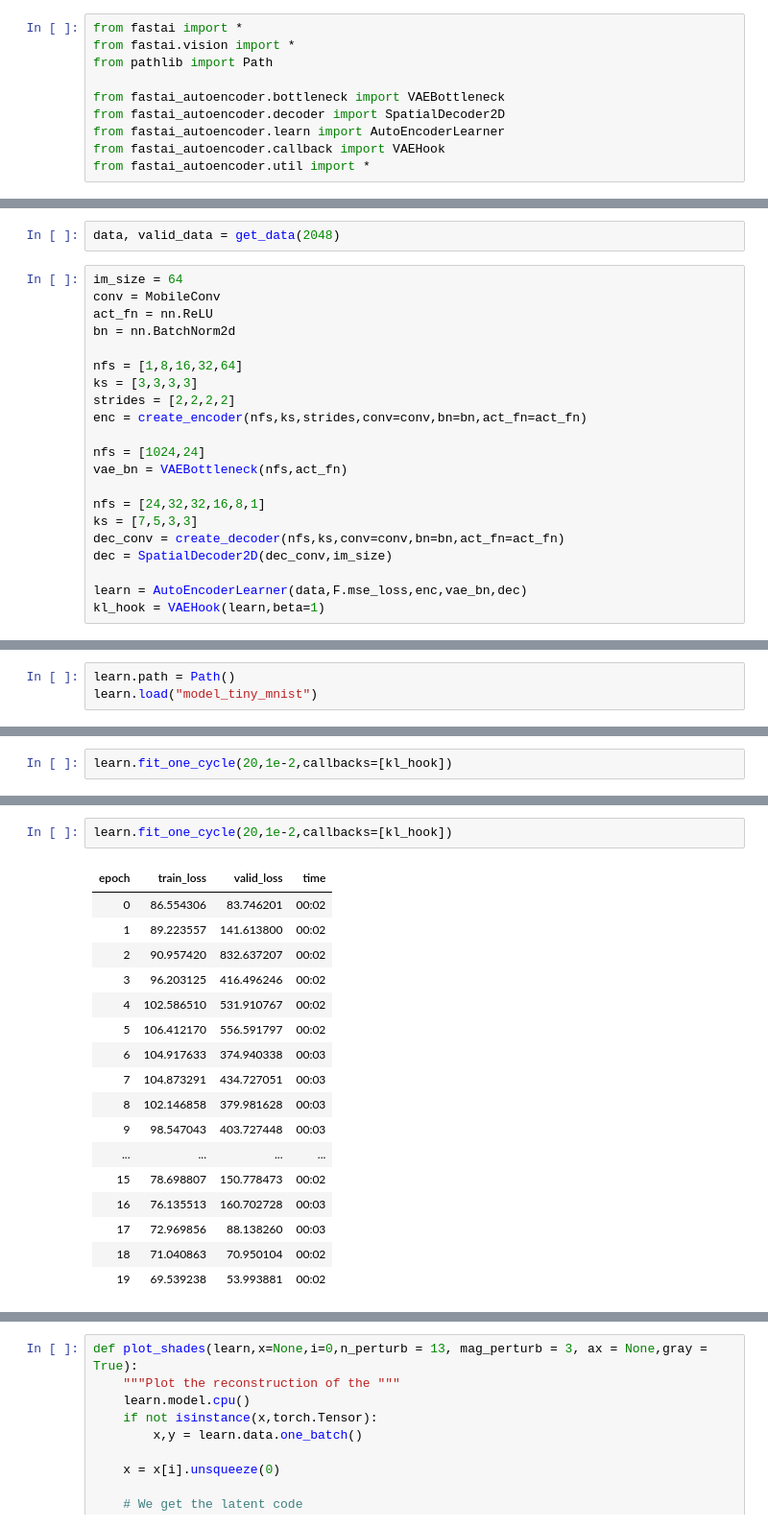
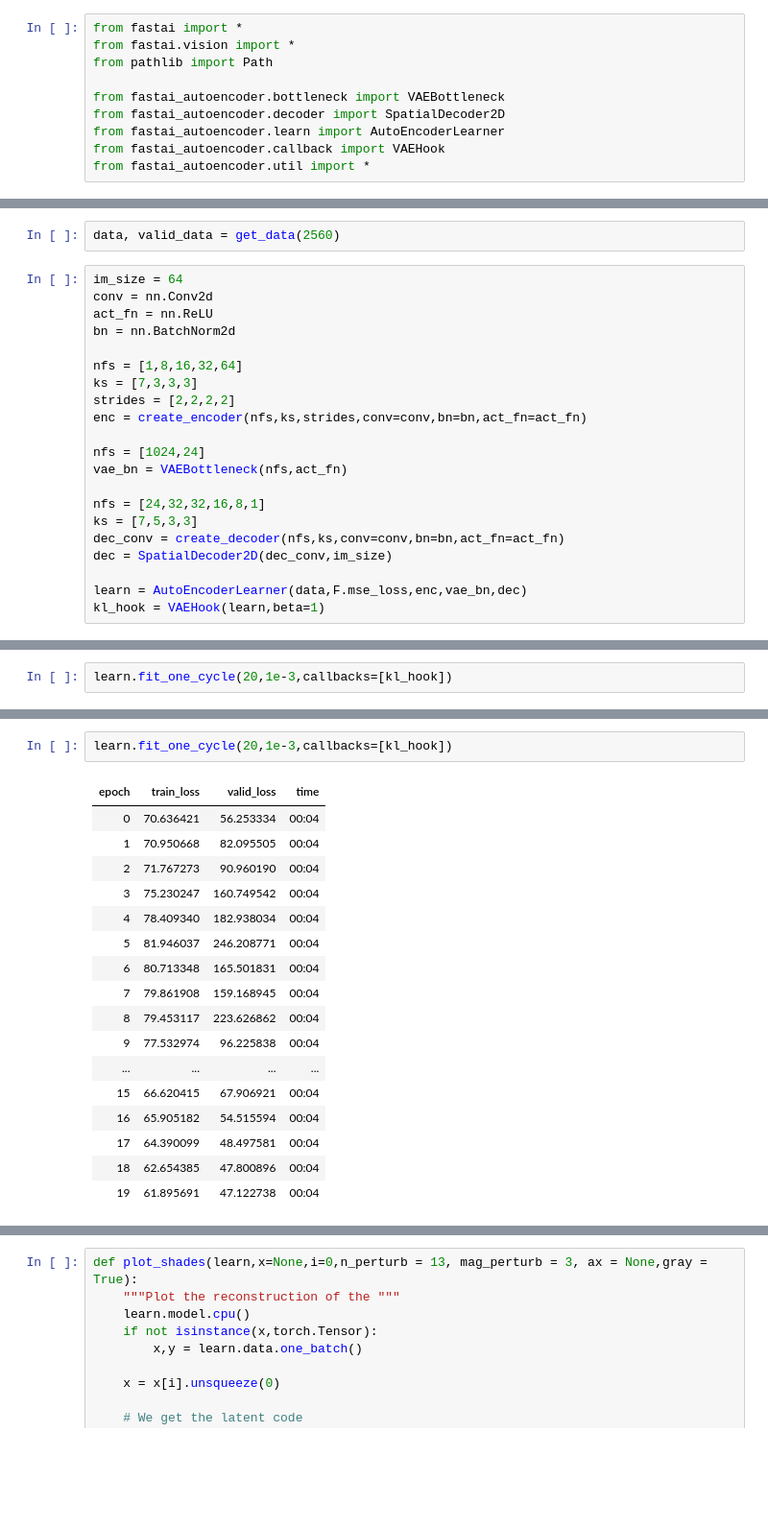
Before and after one commit to dhuynh95/fastai_autoencoder, a Jupyter notebook: MNIST.ipynb, the cells around one changed output, grey strips where cells are left out. Shown at 96% size. Cells and saved outputs as stored; diff of their text form; blank space fills up the shorter version.

```diff
--- a/MNIST.ipynb
+++ b/MNIST.ipynb
@@ -105,13 +81,13 @@ class ConvBnRelu(nn.Module):
 # %%
-data, valid_data = get_data(2048)
+data, valid_data = get_data(2560)
 # %%
 im_size = 64
-conv = MobileConv
+conv = nn.Conv2d
 act_fn = nn.ReLU
 bn = nn.BatchNorm2d
 
 nfs = [1,8,16,32,64]
-ks = [3,3,3,3]
+ks = [7,3,3,3]
 strides = [2,2,2,2]
 enc = create_encoder(nfs,ks,strides,conv=conv,bn=bn,act_fn=act_fn)
 
@@ -142,3 +103,0 @@ learn.plot_rec()
-# %%
-learn.path = Path()
-learn.load("model_tiny_mnist")
@@ -183,4 +128,4 @@ learn.fit_one_cycle(20,1e-3)
 # %%
-learn.fit_one_cycle(20,1e-2,callbacks=[kl_hook])
+learn.fit_one_cycle(20,1e-3,callbacks=[kl_hook])
 # %% [output]
 | epoch | train_loss | valid_loss | time |
@@ -203,20 +148,20 @@ learn.fit_one_cycle(20,1e-2,callbacks=[kl_hook])
 # %%
-learn.fit_one_cycle(20,1e-2,callbacks=[kl_hook])
+learn.fit_one_cycle(20,1e-3,callbacks=[kl_hook])
 # %% [output]
 | epoch | train_loss | valid_loss | time |
-| 0 | 86.554306 | 83.746201 | 00:02 |
-| 1 | 89.223557 | 141.613800 | 00:02 |
-| 2 | 90.957420 | 832.637207 | 00:02 |
-| 3 | 96.203125 | 416.496246 | 00:02 |
-| 4 | 102.586510 | 531.910767 | 00:02 |
-| 5 | 106.412170 | 556.591797 | 00:02 |
-| 6 | 104.917633 | 374.940338 | 00:03 |
-| 7 | 104.873291 | 434.727051 | 00:03 |
-| 8 | 102.146858 | 379.981628 | 00:03 |
-| 9 | 98.547043 | 403.727448 | 00:03 |
+| 0 | 70.636421 | 56.253334 | 00:04 |
+| 1 | 70.950668 | 82.095505 | 00:04 |
+| 2 | 71.767273 | 90.960190 | 00:04 |
+| 3 | 75.230247 | 160.749542 | 00:04 |
+| 4 | 78.409340 | 182.938034 | 00:04 |
+| 5 | 81.946037 | 246.208771 | 00:04 |
+| 6 | 80.713348 | 165.501831 | 00:04 |
+| 7 | 79.861908 | 159.168945 | 00:04 |
+| 8 | 79.453117 | 223.626862 | 00:04 |
+| 9 | 77.532974 | 96.225838 | 00:04 |
 | ... | ... | ... | ... |
-| 15 | 78.698807 | 150.778473 | 00:02 |
-| 16 | 76.135513 | 160.702728 | 00:03 |
-| 17 | 72.969856 | 88.138260 | 00:03 |
-| 18 | 71.040863 | 70.950104 | 00:02 |
-| 19 | 69.539238 | 53.993881 | 00:02 |
+| 15 | 66.620415 | 67.906921 | 00:04 |
+| 16 | 65.905182 | 54.515594 | 00:04 |
+| 17 | 64.390099 | 48.497581 | 00:04 |
+| 18 | 62.654385 | 47.800896 | 00:04 |
+| 19 | 61.895691 | 47.122738 | 00:04 |
```
Also changed, not shown: parts of 27 cells of this notebook, 2 other files.
